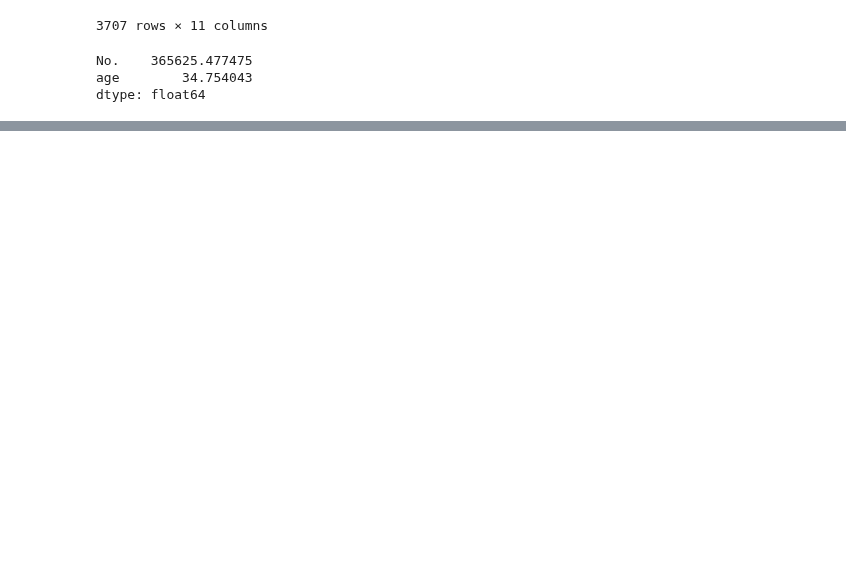
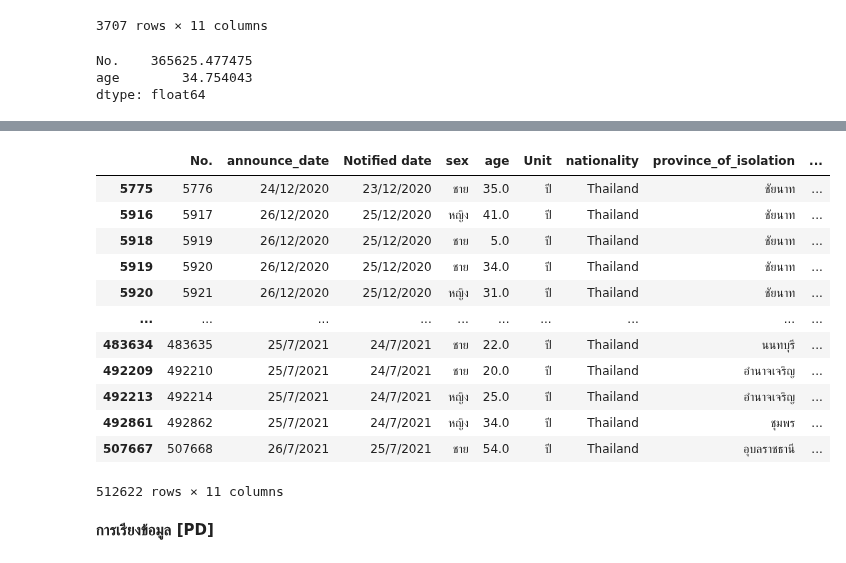
Before and after one commit to ThanikPimpiban/DWDM21, a Jupyter notebook: Data_Processing(Ch3).ipynb, the cells around one changed output, grey strips where cells are left out. Drawn from its saved outputs; the diff is of its cells as text; code cells hidden in the pictures; blank space fills up the shorter version.

```diff
--- a/Data_Processing(Ch3).ipynb
+++ b/Data_Processing(Ch3).ipynb
@@ -695,0 +809,18 @@ dtype: float64
+# %%
+data_nomissingage
+# %% [output]
+|  | No. | announce_date | Notified date | sex | age | Unit | nationality | province_of_isolation | ... |
+| 5775 | 5776 | 24/12/2020 | 23/12/2020 | ชาย | 35.0 | ปี | Thailand | ชัยนาท | ... |
+| 5916 | 5917 | 26/12/2020 | 25/12/2020 | หญิง | 41.0 | ปี | Thailand | ชัยนาท | ... |
+| 5918 | 5919 | 26/12/2020 | 25/12/2020 | ชาย | 5.0 | ปี | Thailand | ชัยนาท | ... |
+| 5919 | 5920 | 26/12/2020 | 25/12/2020 | ชาย | 34.0 | ปี | Thailand | ชัยนาท | ... |
+| 5920 | 5921 | 26/12/2020 | 25/12/2020 | หญิง | 31.0 | ปี | Thailand | ชัยนาท | ... |
+| ... | ... | ... | ... | ... | ... | ... | ... | ... | ... |
+| 483634 | 483635 | 25/7/2021 | 24/7/2021 | ชาย | 22.0 | ปี | Thailand | นนทบุรี | ... |
+| 492209 | 492210 | 25/7/2021 | 24/7/2021 | ชาย | 20.0 | ปี | Thailand | อำนาจเจริญ | ... |
+| 492213 | 492214 | 25/7/2021 | 24/7/2021 | หญิง | 25.0 | ปี | Thailand | อำนาจเจริญ | ... |
+| 492861 | 492862 | 25/7/2021 | 24/7/2021 | หญิง | 34.0 | ปี | Thailand | ชุมพร | ... |
+| 507667 | 507668 | 26/7/2021 | 25/7/2021 | ชาย | 54.0 | ปี | Thailand | อุบลราชธานี | ... |
+512622 rows × 11 columns
+# %% [markdown]
+**การเรียงข้อมูล [PD]**
```
Also changed, not shown: parts of 33 cells of this notebook.
